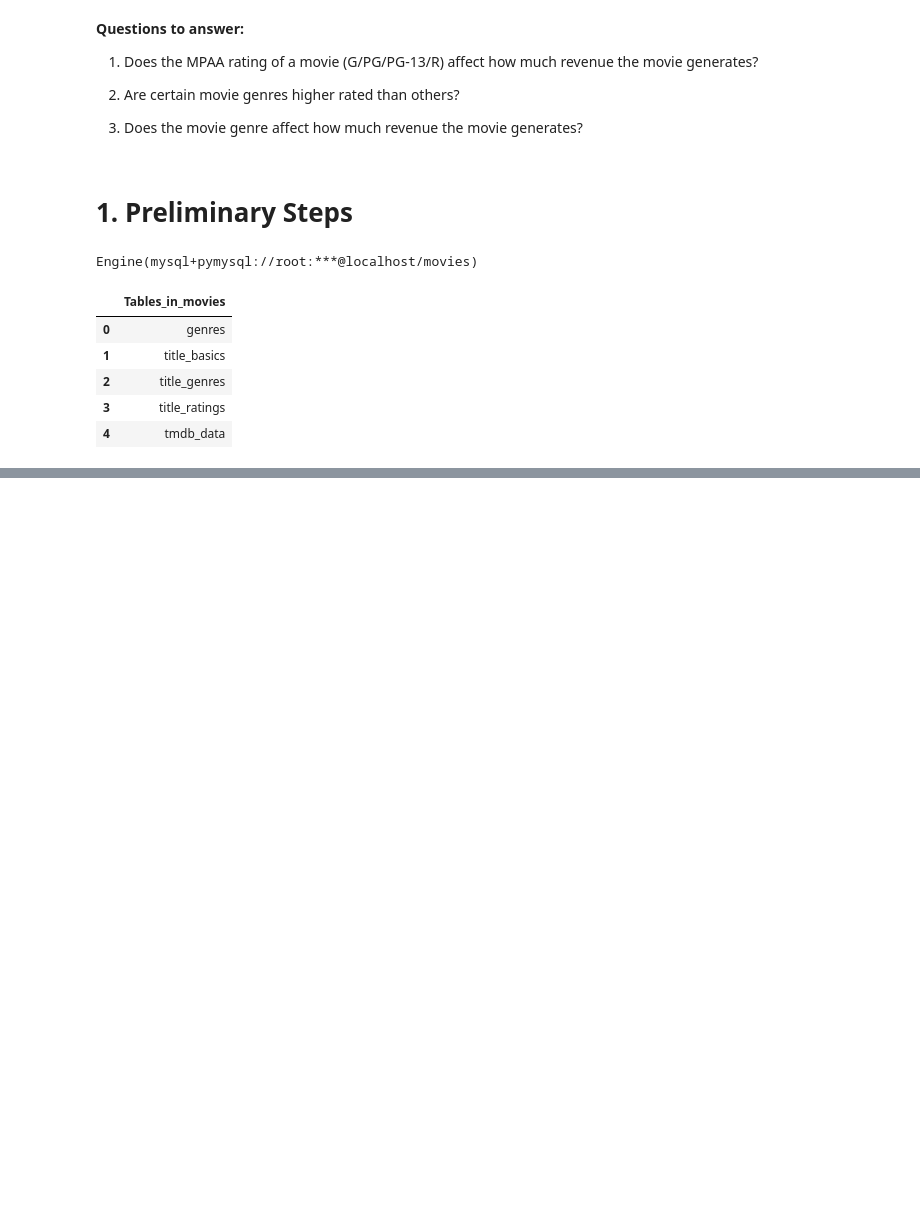
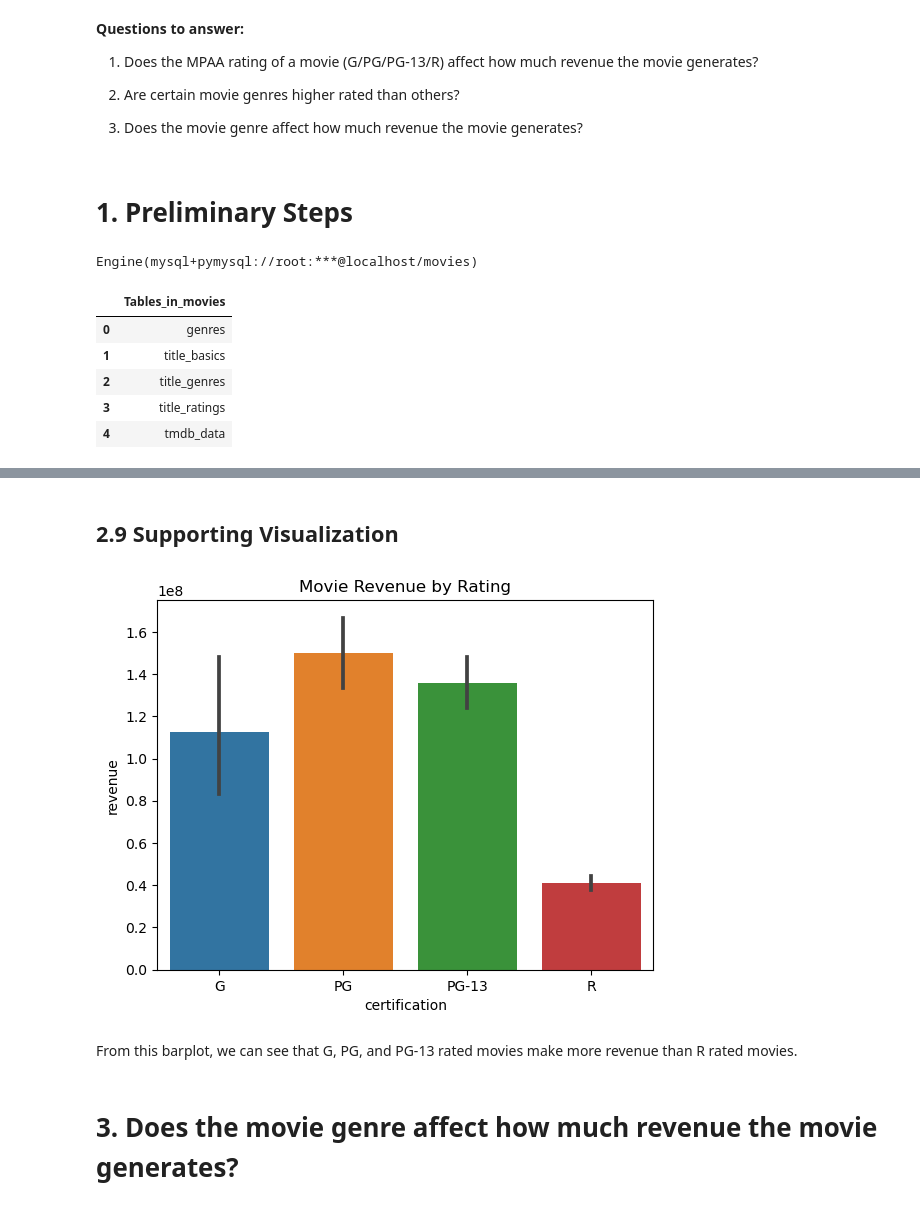
Before and after one commit to kellianneyang/movies-profitability-project, a Jupyter notebook: part4_hypothesis_testing.ipynb, the cells around one changed output, grey strips where cells are left out. Saved outputs shown, nothing was run; the diff lists cells and outputs as text; code cells hidden in the pictures; blank space fills up the shorter version.

```diff
--- a/part4_hypothesis_testing.ipynb
+++ b/part4_hypothesis_testing.ipynb
@@ -48,0 +90,14 @@ pd.read_sql_query(sql, engine)
+# %%
+sql = """SELECT t.revenue, t.certification
+FROM tmdb_data as t
+WHERE t.certification IS NOT NULL
+    AND t.certification <> 'NC-17'
+    AND t.certification <> 'NR'
+    AND t.revenue <> 0;
+"""
+
+# save to df
+df = pd.read_sql_query(sql, engine)
+
+# check
+df.head()
@@ -48,0 +121,6 @@ pd.read_sql_query(sql, engine)
+# %%
+# fix PG-13 rating
+df['certification'] = df['certification'].str.strip()
+
+# check
+df['certification'].apply(lambda x: f"'{x}'").value_counts()
@@ -48,0 +339,17 @@ pd.read_sql_query(sql, engine)
+# %% [markdown]
+## 2.9 Supporting Visualization
+# %%
+# barplot to compare means (revenues) of ratings
+category_order = ['G', 'PG', 'PG-13', 'R']
+
+ax = sns.barplot(data = df,
+                 x = 'certification',
+                 y = 'revenue',
+                 order=category_order)
+ax.set_title('Movie Revenue by Rating');
+# %% [output]
+[figure, added]
+# %% [markdown]
+From this barplot, we can see that G, PG, and PG-13 rated movies make more revenue than R rated movies.
+# %% [markdown]
+# 3. Does the movie genre affect how much revenue the movie generates?
```
Also changed, not shown: parts of 74 cells of this notebook.
